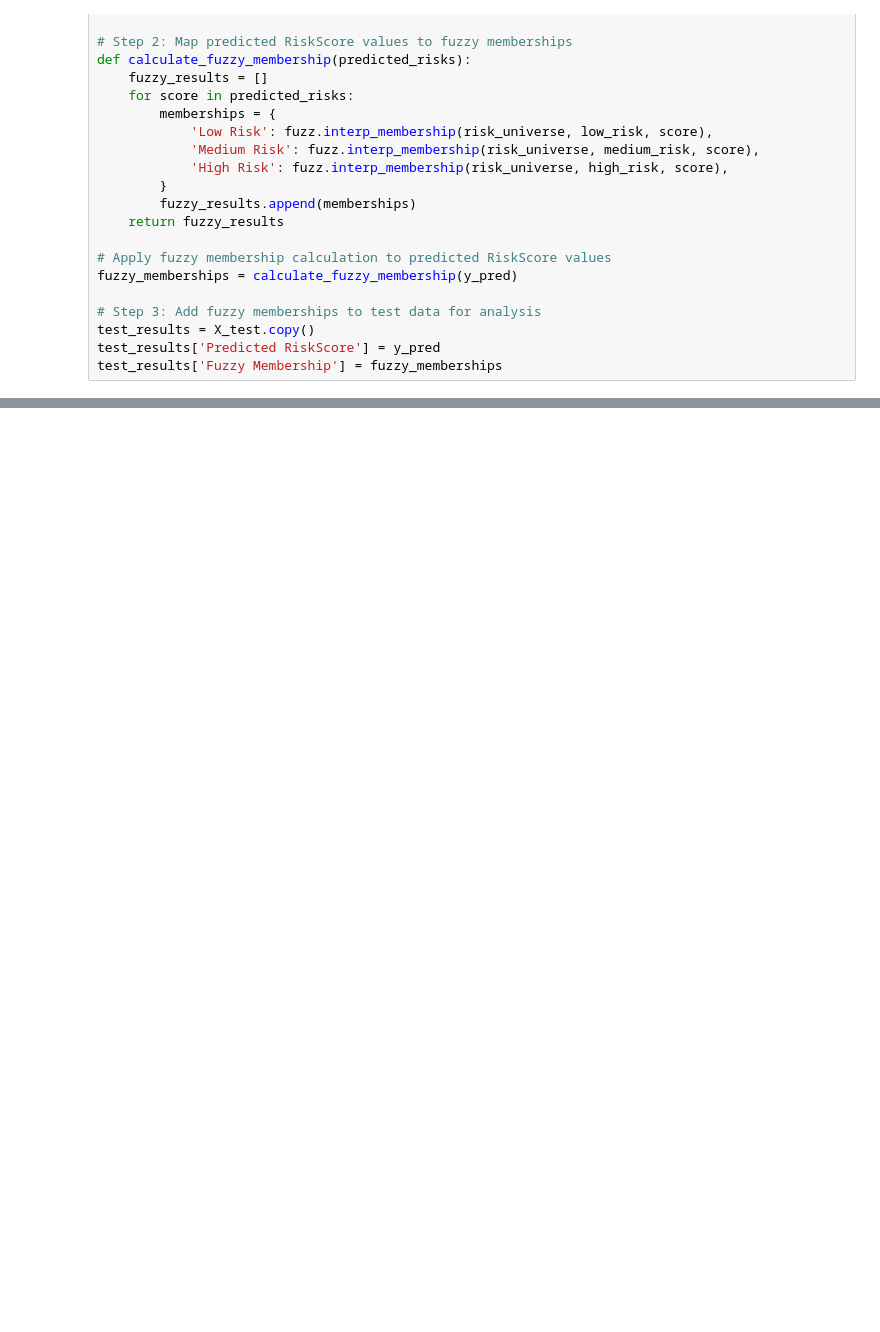
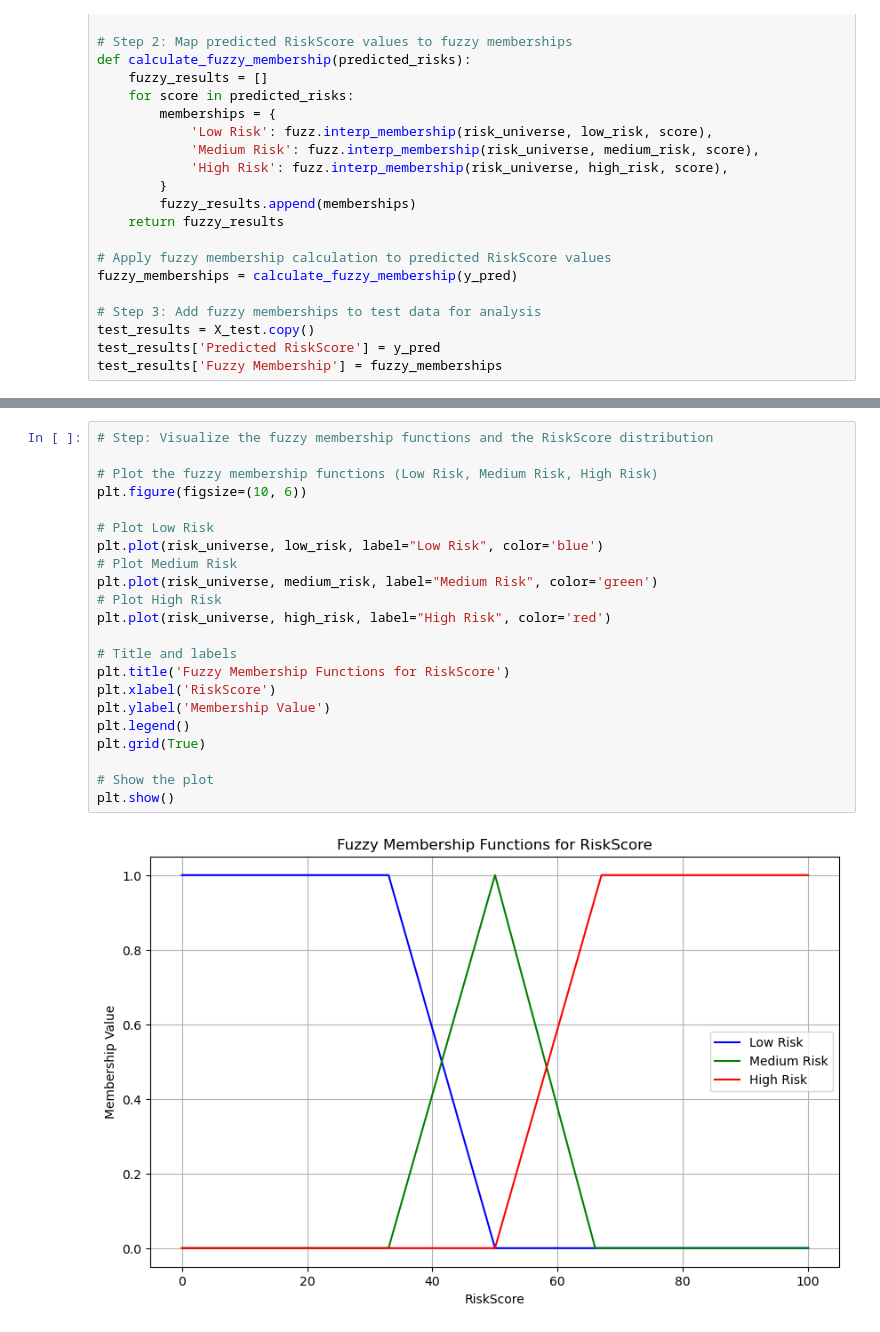
Before and after one commit to MekaRaptor/Fuzzy_Logic, a Jupyter notebook: Model/Model.ipynb, the cells around one changed output, grey strips where cells are left out. Cells and saved outputs as stored; diff of their text form; blank space fills up the shorter version.

```diff
--- a/Model/Model.ipynb
+++ b/Model/Model.ipynb
@@ -259,0 +333,24 @@ test_results[['Predicted RiskScore', 'Fuzzy Membership', 'Dominant Risk Category
+# %%
+# Step: Visualize the fuzzy membership functions and the RiskScore distribution
+
+# Plot the fuzzy membership functions (Low Risk, Medium Risk, High Risk)
+plt.figure(figsize=(10, 6))
+
+# Plot Low Risk
+plt.plot(risk_universe, low_risk, label="Low Risk", color='blue')
+# Plot Medium Risk
+plt.plot(risk_universe, medium_risk, label="Medium Risk", color='green')
+# Plot High Risk
+plt.plot(risk_universe, high_risk, label="High Risk", color='red')
+
+# Title and labels
+plt.title('Fuzzy Membership Functions for RiskScore')
+plt.xlabel('RiskScore')
+plt.ylabel('Membership Value')
+plt.legend()
+plt.grid(True)
+
+# Show the plot
+plt.show()
+# %% [output]
+[figure, added]
```
Also changed, not shown: parts of 10 cells of this notebook.
